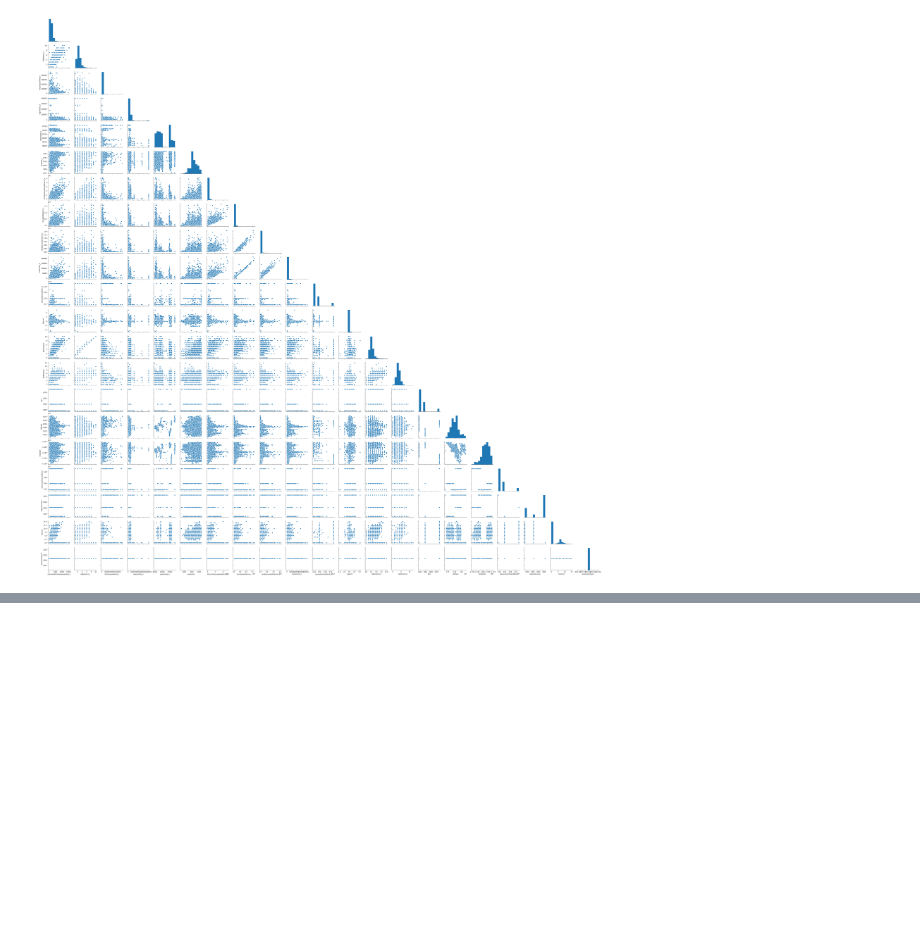
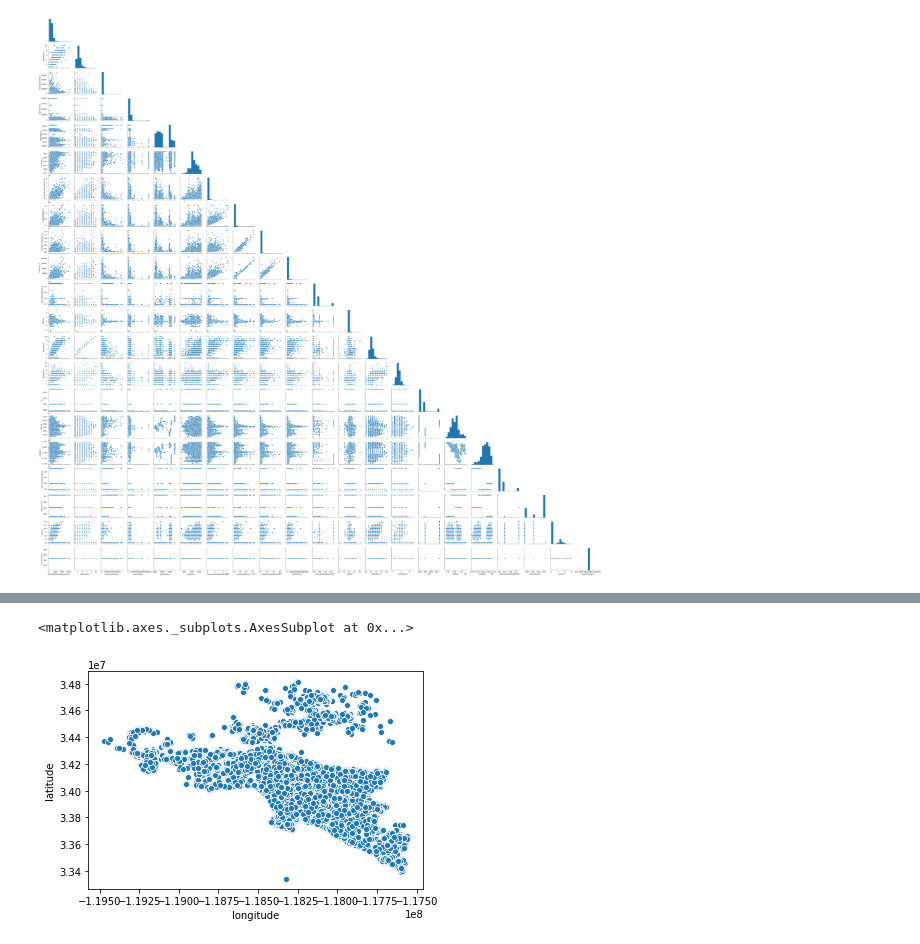
Before and after one commit to CameronGTaylor/ds-methodologies-exercises, a Jupyter notebook: clustering/explore_zillow.ipynb, the cells around one changed output, grey strips where cells are left out. Cells and saved outputs as stored; diff of their text form; code cells hidden in the pictures; blank space fills up the shorter version.

```diff
--- a/clustering/explore_zillow.ipynb
+++ b/clustering/explore_zillow.ipynb
@@ -67,0 +65,5 @@ Name: lotsizesquarefeet_x, dtype: int64
+# %%
+sns.scatterplot(df.longitude,df.latitude)
+# %% [output]
+<matplotlib.axes._subplots.AxesSubplot at 0x...>
+[figure, added]
```
Also changed, not shown: parts of 2 cells of this notebook, 2 other files.
